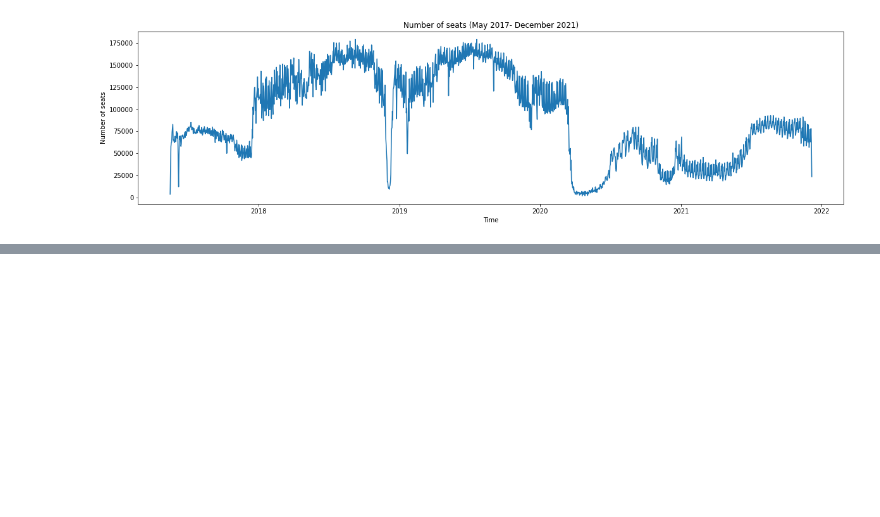
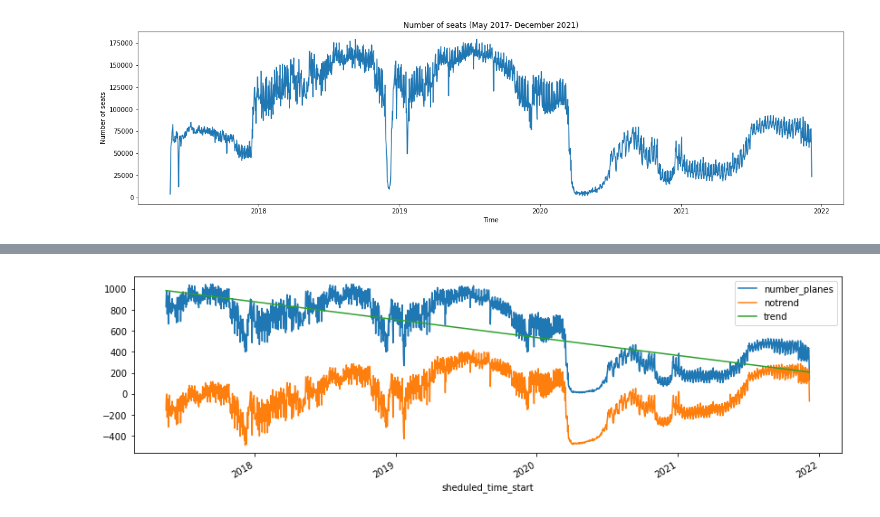
Before and after one commit to julienowack/stat_app, a Jupyter notebook: series temporelles.ipynb, the cells around one changed output, grey strips where cells are left out. Drawn from its saved outputs; the diff is of its cells as text; code cells hidden in the pictures; blank space fills up the shorter version.

```diff
--- a/series temporelles.ipynb
+++ b/series temporelles.ipynb
@@ -84,0 +197,5 @@ Text(0, 0.5, 'Number of seats')
+# %%
+#df_air_traffic_imput2_date c'est la base df_air_traffic_imput2 dans laquelle on a sommé les avions et sièges par jour de départ
+
+df_air_traffic_imput2_date = df_air_traffic_imput2.groupby('sheduled_time_start').agg({'seats':'sum','number_planes':'sum'})
+df_air_traffic_imput2_date
@@ -84,0 +217,11 @@ Text(0, 0.5, 'Number of seats')
+# %%
+# but: on enlève une tendance linéaire
+
+from statsmodels.tsa.tsatools import detrend
+
+notrend = detrend(df_air_traffic_imput2_date['number_planes'])
+df_air_traffic_imput2_date["notrend"] = notrend
+df_air_traffic_imput2_date["trend"] = df_air_traffic_imput2_date['number_planes'] - notrend
+df_air_traffic_imput2_date.plot(y=["number_planes", "notrend", "trend"], figsize=(14,4));
+# %% [output]
+[figure, added]
```
Also changed, not shown: parts of 15 cells of this notebook.
